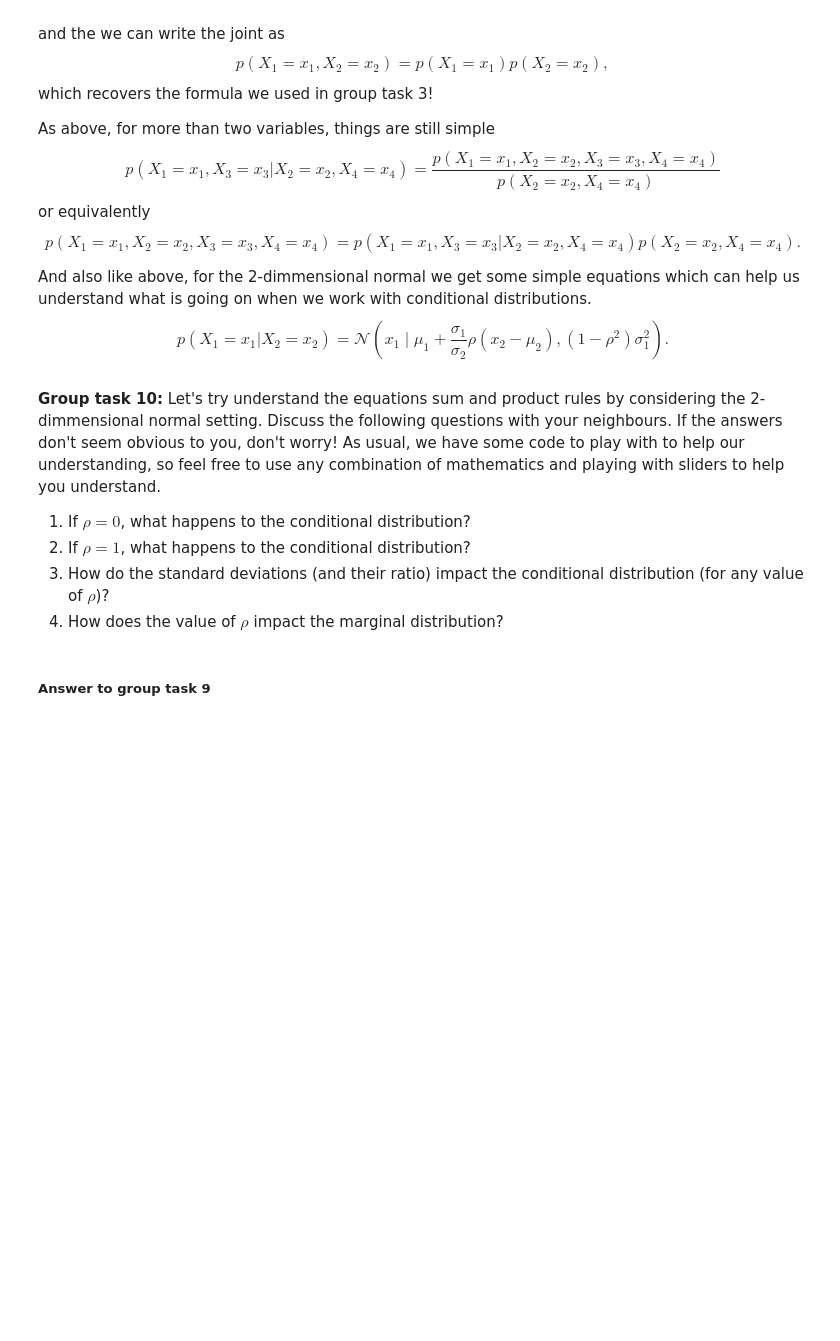
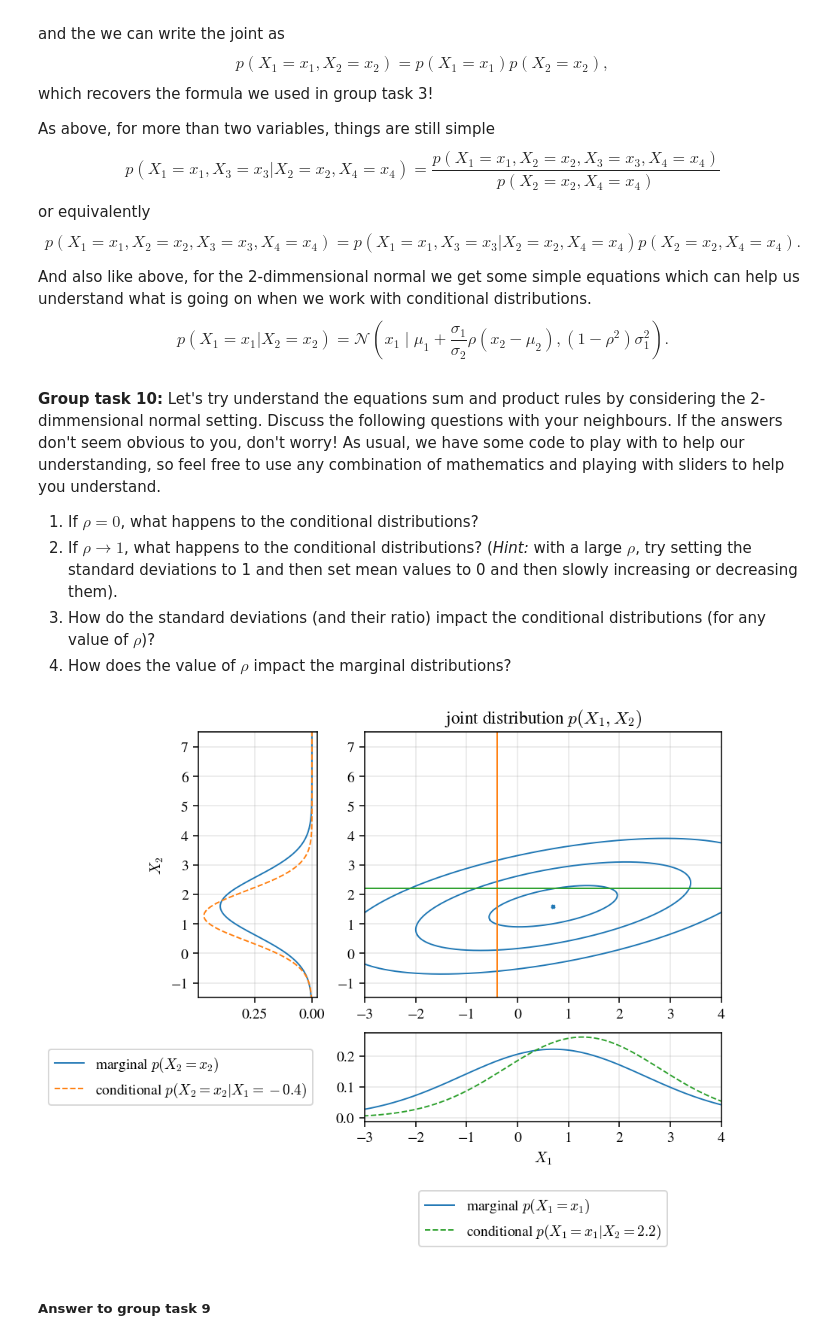
Before and after one commit to deep-learning-indaba/indaba-pracs-2023, a Jupyter notebook: Introduction_to_Probabilistic_Thinking_and_Programming.ipynb, the cells around one changed output. Cells and saved outputs as stored; diff of their text form; code cells hidden in the pictures; blank space fills up the shorter version.

```diff
--- a/Introduction_to_Probabilistic_Thinking_and_Programming.ipynb
+++ b/Introduction_to_Probabilistic_Thinking_and_Programming.ipynb
@@ -736,69 +737,68 @@ p(X_1=x_1|X_2=x_2) = \mathcal{N}\left(x_1\mid \mu_1 + \frac{\sigma_1}{\sigma_2}\
 $$
 # %% [markdown]
 **Group task 10:** Let's try understand the equations sum and product rules by considering the 2-dimmensional normal setting. Discuss the following questions with your neighbours. If the answers don't seem obvious to you, don't worry! As usual, we have some code to play with to help our understanding, so feel free to use any combination of mathematics and playing with sliders to help you understand.
-1. If $\rho = 0$, what happens to the conditional distribution?
-2. If $\rho = 1$, what happens to the conditional distribution?
-3. How do the standard deviations (and their ratio) impact the conditional distribution (for any value of $\rho$)?
-4. How does the value of $\rho$ impact the marginal distribution?
+1. If $\rho = 0$, what happens to the conditional distributions?
+2. If $\rho \rightarrow 1$, what happens to the conditional distributions? (*Hint:* with a large $\rho$, try setting the standard deviations to 1 and then set mean values to 0 and then slowly increasing or decreasing them).
+3. How do the standard deviations (and their ratio) impact the conditional distributions (for any value of $\rho$)?
+4. How does the value of $\rho$ impact the marginal distributions?
 # %%
-#@title Multivariate normal interactive excercise 2 {run: "auto"}
+#@title multivariate normal interactive excercise 2 {run: "auto"}
 
 from matplotlib import gridspec
 from scipy.stats import norm
 
-μ1 = 0.8 #@param {type:"slider", min:-5, max:5, step:0.1}
-σ1 = 0.9 #@param {type:"slider", min: 0.1, max:4, step:0.1}
-μ2 = 3.2 #@param {type:"slider", min:-5, max:5, step:0.1}
-σ2 = 1.5 #@param {type:"slider", min: 0.1, max:4, step:0.1}
-ρ = -0.6 #@param {type:"slider", min: -1, max:1, step:0.1}
-x1 = -0.8 #@param {type:"slider", min:-5, max:5, step:0.1}
-x2 = 3.2 #@param {type:"slider", min:-5, max:5, step:0.1}
+μ1 = 0.7 #@param {type:"slider", min:-5, max:5, step:0.1}
+σ1 = 1.8 #@param {type:"slider", min: 0.1, max:4, step:0.1}
+μ2 = 1.6 #@param {type:"slider", min:-5, max:5, step:0.1}
+σ2 = 1 #@param {type:"slider", min: 0.1, max:4, step:0.1}
+ρ = 0.529 #@param {type:"slider", min: -0.999, max:0.999, step:0.001}
+x1 = -0.4 #@param {type:"slider", min:-5, max:5, step:0.1}
+x2 = 2.2 #@param {type:"slider", min:-5, max:5, step:0.1}
 
-mean = jnp.array([μ1, μ2])
-covariance = jnp.array([[σ1**2, ρ*σ1*σ2],[ρ*σ2*σ1, σ2**2]])
+μ = jnp.array([μ1, μ2])
+Σ = jnp.array([[σ1**2, ρ*σ1*σ2],[ρ*σ2*σ1, σ2**2]])
 
-x_condition = -0.8
-y_condition = 2
-
-c_mu_y, c_var_y = Gaussian_conditional(mean, covariance, x=x_condition, y=None)
-c_mu_x, c_var_x = Gaussian_conditional(mean, covariance, x=None, y=y_condition)
+cond_μ_x1, cond_σ_x1 = Gaussian_conditional(μ, Σ, x=None, y=x2)
+cond_μ_x2, cond_σ_x2 = Gaussian_conditional(μ, Σ, x=x1, y=None)
 
 xrange = jnp.linspace(-10, 10, 300)
-density_x = norm.pdf(xrange, 0.8, 0.8**0.5)
-density_y = norm.pdf(xrange, 3.2, 2.0 ** 0.5)
+density_x1 = norm.pdf(xrange, μ1, σ1)
+density_x2 = norm.pdf(xrange, μ2, σ2)
 
-cond_density_y = norm.pdf(xrange, c_mu_y, c_var_y ** 0.5)
-cond_density_x = norm.pdf(xrange, c_mu_x, c_var_x ** 0.5)
+cond_density_x1 = norm.pdf(xrange, cond_μ_x1, cond_σ_x1)
+cond_density_x2 = norm.pdf(xrange, cond_μ_x2, cond_σ_x2)
 
 plt.figure(dpi=140)
 gs = gridspec.GridSpec(2, 2, width_ratios=[1,3], height_ratios=[3,1])
 ax = plt.subplot(gs[0,1])
 axl = plt.subplot(gs[0,0], sharey=ax)
 axb = plt.subplot(gs[1,1], sharex=ax)
 
-plot_log_gaussian_ellipse(ax, mean, covariance, color='C0', alpha=1, lw=1, label=None, MAP_size=5, std_levels=[0.7, 1.5, 2.3])
+plot_log_gaussian_ellipse(ax, μ, Σ, color='C0', alpha=1, lw=1, label=None, MAP_size=5, std_levels=[0.7, 1.5, 2.3])
 ax.set_title('joint distribution $p(X_1, X_2)$')
-ax.axvline(x_condition, lw=1, c='C1')
-ax.axhline(y_condition, lw=1, c='C2')
+ax.axvline(x1, lw=1, c='C1')
+ax.axhline(x2, lw=1, c='C2')
 
-axb.plot(xrange, density_x, c='C0', lw=1, label='marginal $p(X_1=x_1)$')
-axb.plot(xrange, cond_density_x, c='C2', lw=1, label='conditional $p(X_1=x_1 | X_2=2)$')
+axb.plot(xrange, density_x1, c='C0', lw=1, label='marginal $p(X_1=x_1)$')
+axb.plot(xrange, cond_density_x1, '--', c='C2', lw=1, label=f'conditional $p(X_1=x_1 | X_2={x2})$')
 axb.set_xlabel('$X_1$')
 axb.set_xlim([-3,4])
 axb.legend(bbox_to_anchor=[0.5, -1.1],
            loc='center')
 
-axl.plot(density_y, xrange, c='C0', lw=1, label='marginal $p(X_2 = x_2)$')
-axl.plot(cond_density_y, xrange, c='C1', lw=1, label='conditional $p(X_2 = x_2 | X_1=-0.8)$')
+axl.plot(density_x2, xrange, c='C0', lw=1, label='marginal $p(X_2 = x_2)$')
+axl.plot(cond_density_x2, xrange, '--', c='C1', lw=1, label=f'conditional $p(X_2 = x_2 | X_1={x1})$')
 axl.set_ylabel('$X_2$')
 axl.set_ylim([-1.5,7.5])
 axl.invert_xaxis()
 axl.legend(bbox_to_anchor=[-0.15, -0.3],
            loc='center')
 
 ax.grid(alpha=0.3)
 axl.grid(alpha=0.3)
 axb.grid(alpha=0.3)
 plt.show()
+# %% [output]
+[figure, added]
 # %% [markdown]
 ##### Answer to group task 9
```
Also changed, not shown: parts of 17 cells of this notebook.
